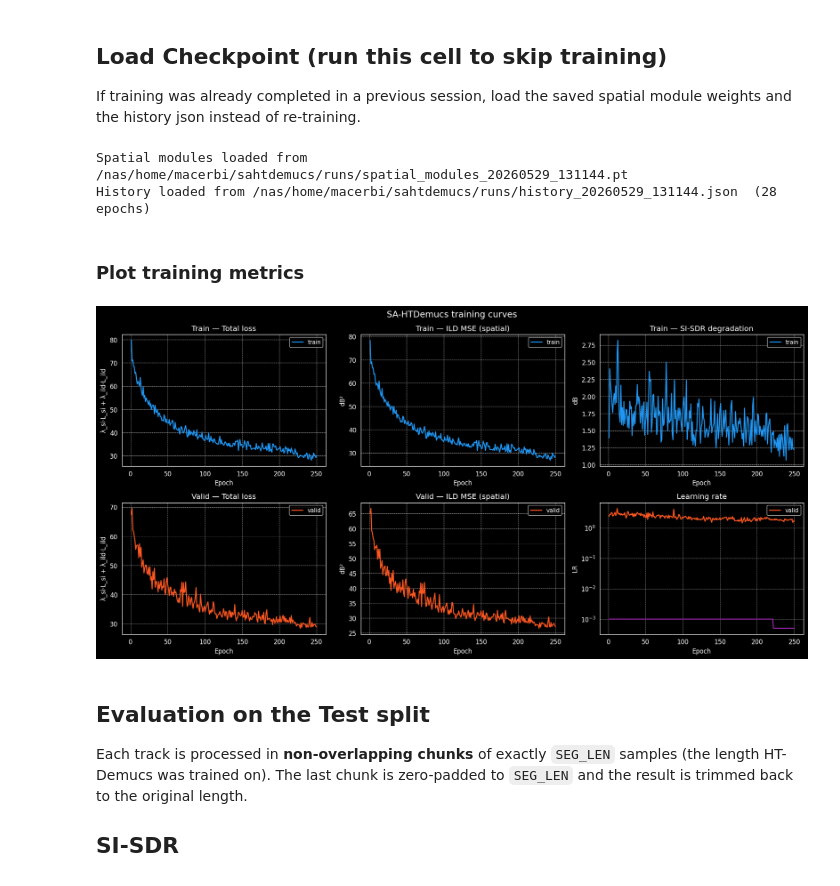
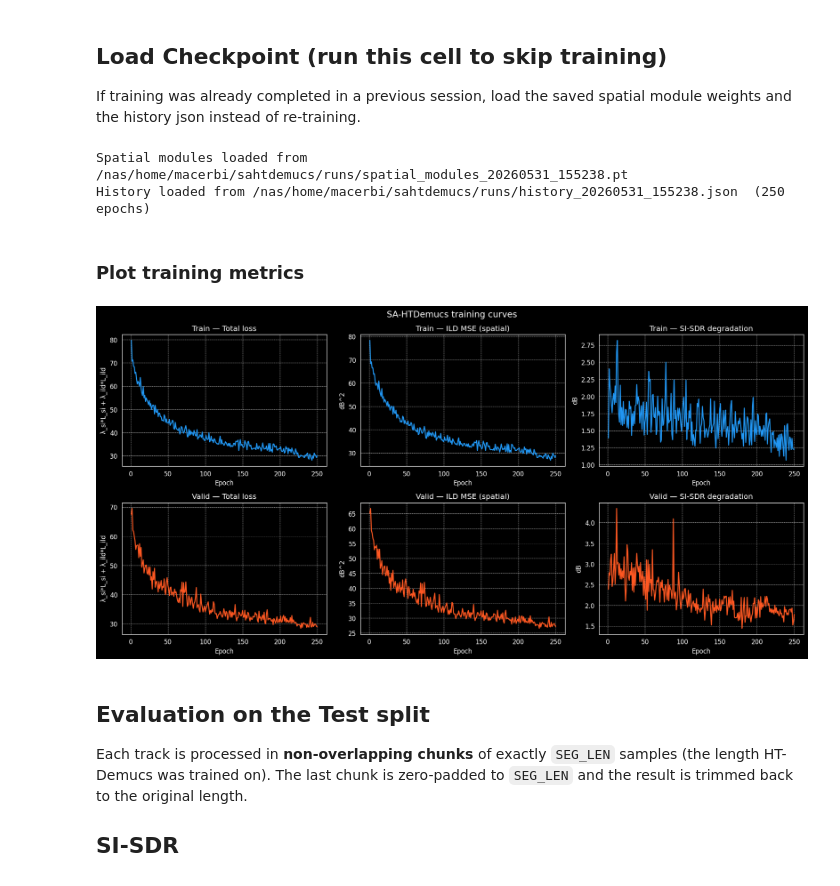
Before and after one commit to polimi-ispl/sahtdemucs, a Jupyter notebook: notebook/TrainSAHTDemucs.ipynb, the cells around one changed output. Cells and saved outputs as stored; diff of their text form; code cells hidden in the pictures.

```diff
--- a/notebook/TrainSAHTDemucs.ipynb
+++ b/notebook/TrainSAHTDemucs.ipynb
@@ -44,7 +42,7 @@ from sahtdemucs.losses import SpatialLoss
 # %%
 # Remote server or local machine computing
 remote          = True
-training        = True
+training        = False
 
 # ── Overfitting sanity check ──────────────────────────────────────────────────
 OVERFIT_MODE    = False
@@ -57,7 +55,7 @@ if remote:
     if training:
         _run_ts   = datetime.now().strftime("%Y%m%d_%H%M%S")
     else:
-        _run_ts   = "20260424_191407"
+        _run_ts   = "20260531_155238"
     CKPT_PATH    = CKPT_DIR / f"spatial_modules_{_run_ts}.pt"
     HISTORY_PATH = CKPT_DIR / f"history_{_run_ts}.json"
     ESTIMATES_DIR = CKPT_DIR / f"estimates_{_run_ts}"
@@ -490,8 +488,8 @@ if HISTORY_PATH.exists():
 else:
     print(f"Warning: history file not found at {HISTORY_PATH} — plot cells will be empty")
 # %% [output]
-Spatial modules loaded from /nas/home/macerbi/sahtdemucs/runs/spatial_modules_20260529_131144.pt
-History loaded from /nas/home/macerbi/sahtdemucs/runs/history_20260529_131144.json  (28 epochs)
+Spatial modules loaded from /nas/home/macerbi/sahtdemucs/runs/spatial_modules_20260531_155238.pt
+History loaded from /nas/home/macerbi/sahtdemucs/runs/history_20260531_155238.json  (250 epochs)
 # %% [markdown]
 ### Plot training metrics
 # %%
@@ -499,47 +497,46 @@ epochs = np.arange(1, len(history["train_total"]) + 1)
 
 fig, axes = plt.subplots(2, 3, figsize=(16, 8), dpi=120)
 
 _curves = [
     # (train_key,       valid_key,       title,                   ylabel)
-    ("train_total",  "valid_total",  "Total loss",            "λ_si·L_si + λ_ild·L_ild"),
-    ("train_ild",    "valid_ild",    "ILD MSE (spatial)",     "dB²"),
+    ("train_total",  "valid_total",  "Total loss",            "λ_si*L_si + λ_ild*L_ild"),
+    ("train_ild",    "valid_ild",    "ILD MSE (spatial)",     "dB^2"),
     ("train_si",     "valid_si",     "SI-SDR degradation",    "dB"),
 ]
 
 for col, (tk, vk, title, ylabel) in enumerate(_curves):
     for row, (key, label, color) in enumerate([
         (tk, "train", "#2196F3"),
         (vk, "valid", "#FF5722"),
     ]):
         ax = axes[row, col]
         ax.plot(epochs, history[key], color=color, lw=1.6, label=label)
         ax.set_title(f"{'Train' if row == 0 else 'Valid'} — {title}")
         ax.set_xlabel("Epoch")
         ax.set_ylabel(ylabel)
-        ax.legend(fontsize=9)
+        #ax.legend(fontsize=9)
         ax.grid(True, linestyle="--", linewidth=0.5, alpha=0.7)
         ax.set_axisbelow(True)
 
-# Learning-rate curve replaces the bottom-right empty slot
-ax_lr = axes[1, 2]
-ax_lr.plot(epochs, history["lr"], color="#9C27B0", lw=1.6)
-ax_lr.set_title("Learning rate")
-ax_lr.set_xlabel("Epoch")
-ax_lr.set_ylabel("LR")
-ax_lr.set_yscale("log")
-ax_lr.grid(True, linestyle="--", linewidth=0.5, alpha=0.7)
-ax_lr.set_axisbelow(True)
-
 plt.suptitle("SA-HTDemucs training curves", fontsize=14)
 plt.tight_layout()
+
+# Learning-rate curve replaces the bottom-right empty slot
+#plt.figure(figsize=(16, 8), dpi=120)
+#plt.plot(epochs, history["lr"], lw=1.6)
+#plt.title("Learning rate")
+#plt.xlabel("Epoch")
+#plt.ylabel("LR")
+#plt.yscale("log")
+#plt.grid(True, linestyle="--", linewidth=0.5, alpha=0.7)
 
 if SAVE_PLOT:
     PLOT_DIR.mkdir(parents=True, exist_ok=True)
     plt.savefig(PLOT_DIR / "train_metrics.png", bbox_inches="tight")
 
 plt.show()
 # %% [output]
-[figure, old version]
+[figure, new version]
 # %% [markdown]
 ## Evaluation on the Test split
 
```
Also changed, not shown: parts of 6 cells of this notebook, 3 other files.
